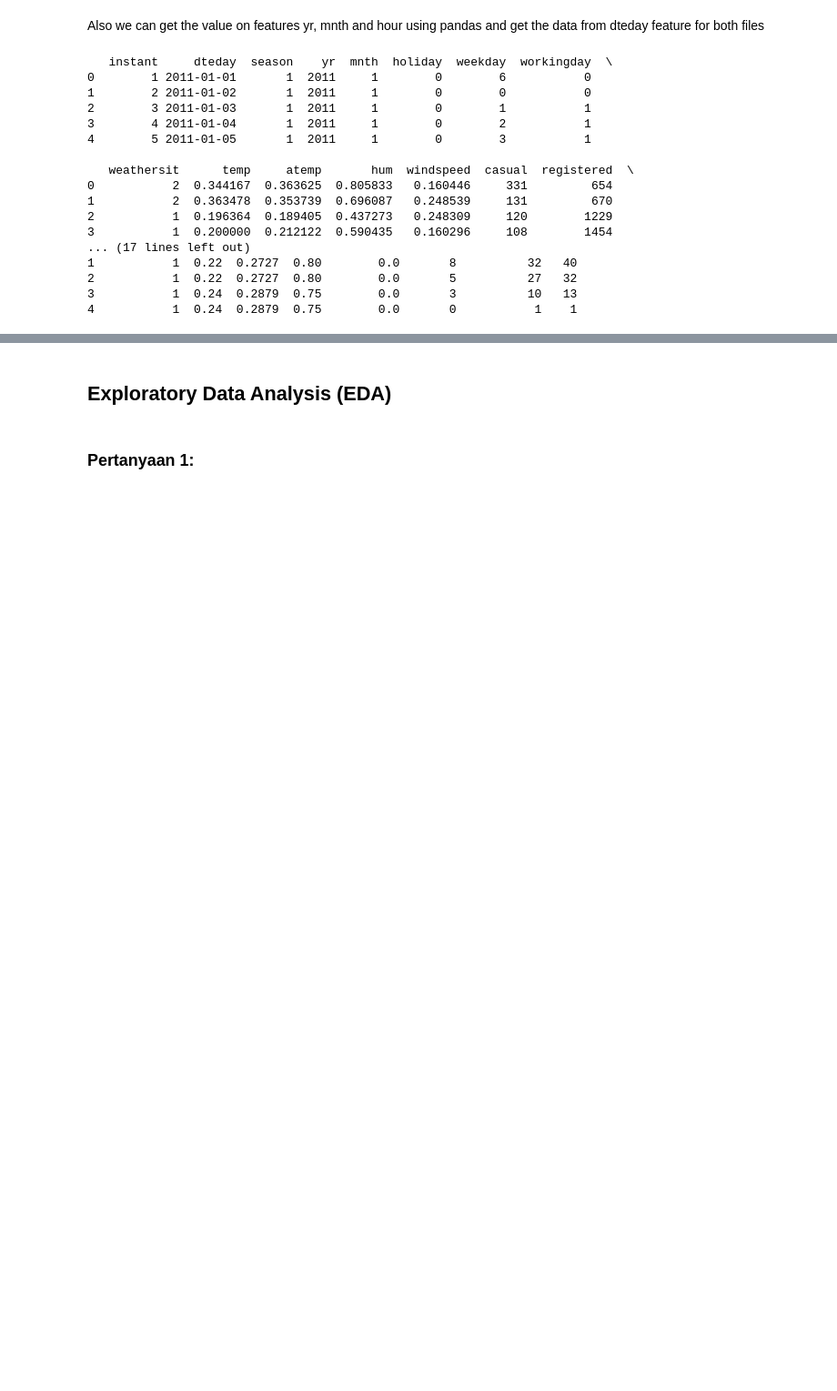
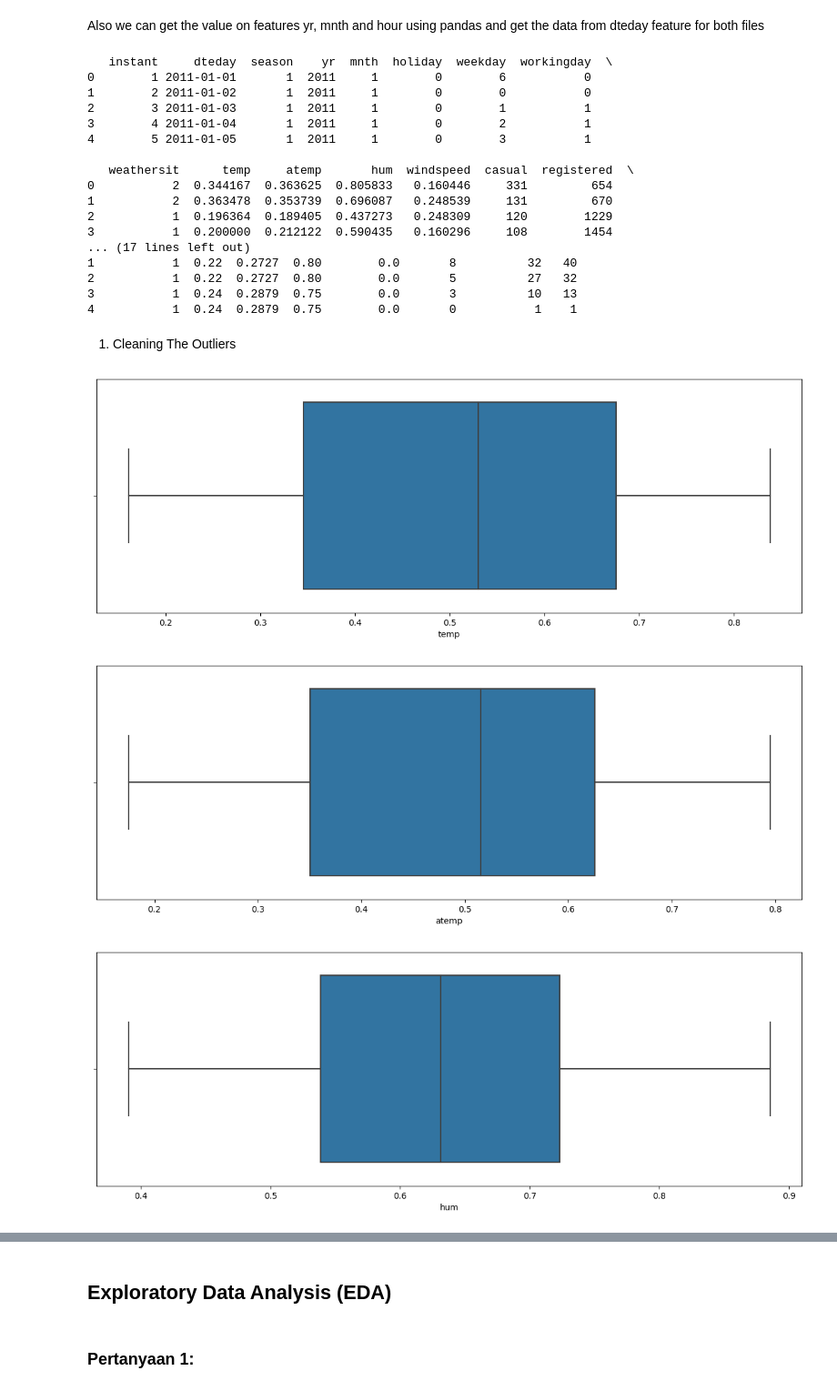
Before and after one commit to Muhammadridho100902/google_collab, a Jupyter notebook: Bike_Shared_Analysis.ipynb, the cells around one changed output, grey strips where cells are left out. Shown at 91% size. Cells and saved outputs as stored; diff of their text form; code cells hidden in the pictures; blank space fills up the shorter version.

```diff
--- a/Bike_Shared_Analysis.ipynb
+++ b/Bike_Shared_Analysis.ipynb
@@ -202,3 +236,26 @@ for i in files:
 2           1  0.22  0.2727  0.80        0.0       5          27   32
 3           1  0.24  0.2879  0.75        0.0       3          10   13
 4           1  0.24  0.2879  0.75        0.0       0           1    1
+# %% [markdown]
+1. Cleaning The Outliers
+# %%
+from scipy.stats import stats
+
+selected_columns = ['temp', 'atemp', 'hum', 'windspeed']
+
+zscore = np.abs(stats.zscore(dd[selected_columns]))
+
+threshold = 2
+
+outlier_indices = np.where(zscore > threshold)[0]
+
+dd = dd.drop(dd.index[outlier_indices])
+# %%
+for i in dd.columns[9:13]:
+  plt.figure(figsize=(15,5))
+  sns.boxplot(x=dd[i])
+  plt.show()
+# %% [output]
+[figure, added]
+[figure, added]
+[figure, added]
```
Also changed, not shown: parts of 11 cells of this notebook.
